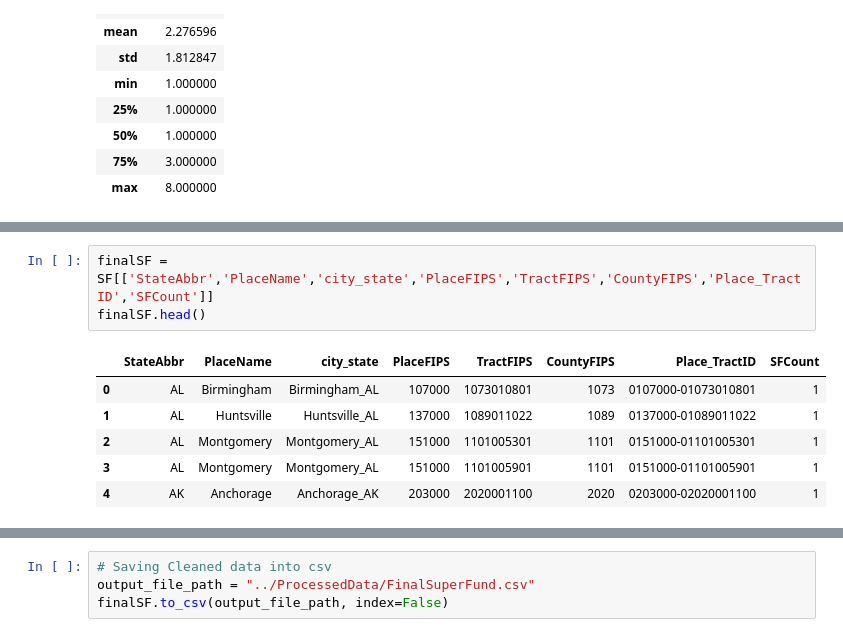
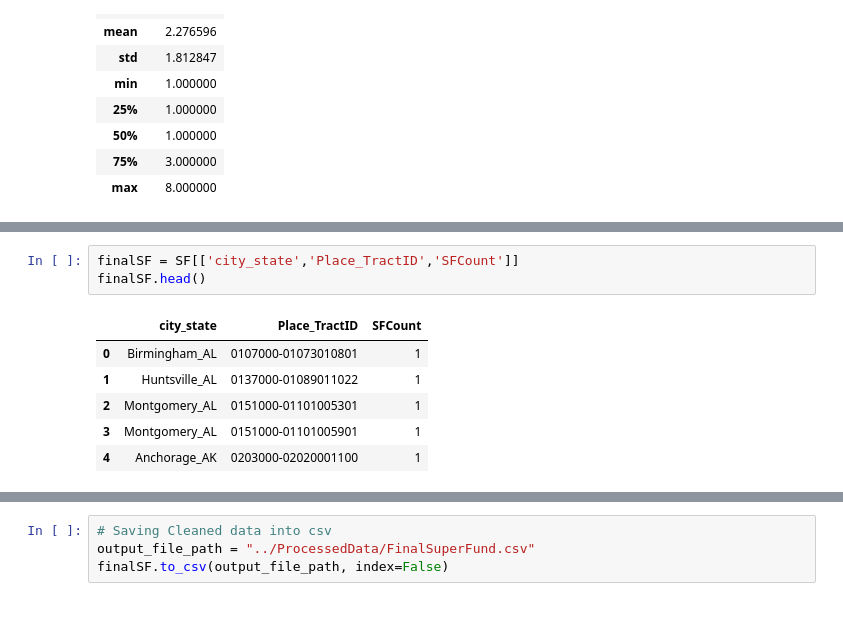
Before and after one commit to CWCroghan/project-one, a Jupyter notebook: dataProcessing/FindClosestSuperFund.ipynb, the cells around one changed output, grey strips where cells are left out. Drawn from its saved outputs; the diff is of its cells as text.

```diff
--- a/dataProcessing/FindClosestSuperFund.ipynb
+++ b/dataProcessing/FindClosestSuperFund.ipynb
@@ -153,12 +153,12 @@ SF.head()
 | 3 | 0151000-01101005901 | 1 | AL | Montgomery | 151000 | 1101005901 | 1101 | 32.293589 | -86.353215 | ... |
 | 4 | 0203000-02020001100 | 1 | AK | Anchorage | 203000 | 2020001100 | 2020 | 61.217709 | -149.891260 | ... |
 # %%
-finalSF = SF[['StateAbbr','PlaceName','city_state','PlaceFIPS','TractFIPS','CountyFIPS','Place_TractID','SFCount']]
+finalSF = SF[['city_state','Place_TractID','SFCount']]
 finalSF.head()
 # %% [output]
-|  | StateAbbr | PlaceName | city_state | PlaceFIPS | TractFIPS | CountyFIPS | Place_TractID | SFCount |
-| 0 | AL | Birmingham | Birmingham_AL | 107000 | 1073010801 | 1073 | 0107000-01073010801 | 1 |
-| 1 | AL | Huntsville | Huntsville_AL | 137000 | 1089011022 | 1089 | 0137000-01089011022 | 1 |
-| 2 | AL | Montgomery | Montgomery_AL | 151000 | 1101005301 | 1101 | 0151000-01101005301 | 1 |
-| 3 | AL | Montgomery | Montgomery_AL | 151000 | 1101005901 | 1101 | 0151000-01101005901 | 1 |
-| 4 | AK | Anchorage | Anchorage_AK | 203000 | 2020001100 | 2020 | 0203000-02020001100 | 1 |
+|  | city_state | Place_TractID | SFCount |
+| 0 | Birmingham_AL | 0107000-01073010801 | 1 |
+| 1 | Huntsville_AL | 0137000-01089011022 | 1 |
+| 2 | Montgomery_AL | 0151000-01101005301 | 1 |
+| 3 | Montgomery_AL | 0151000-01101005901 | 1 |
+| 4 | Anchorage_AK | 0203000-02020001100 | 1 |
```
Also changed, not shown: parts of 1 cell of this notebook, 5 other files.
